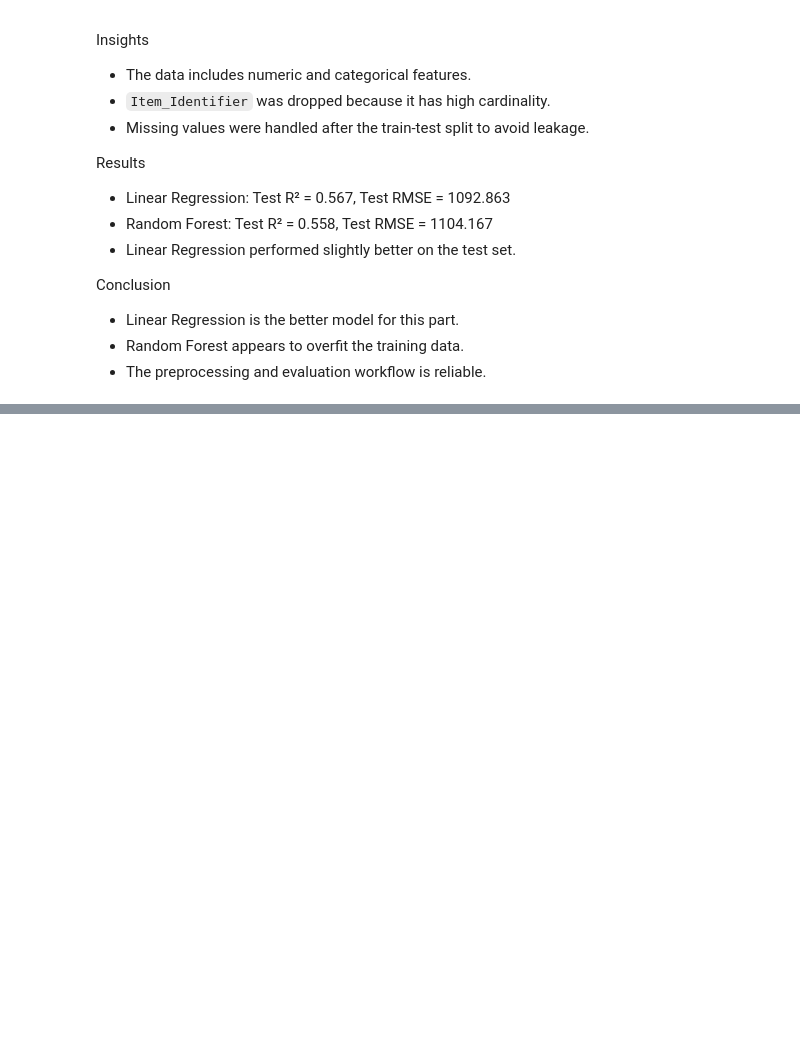
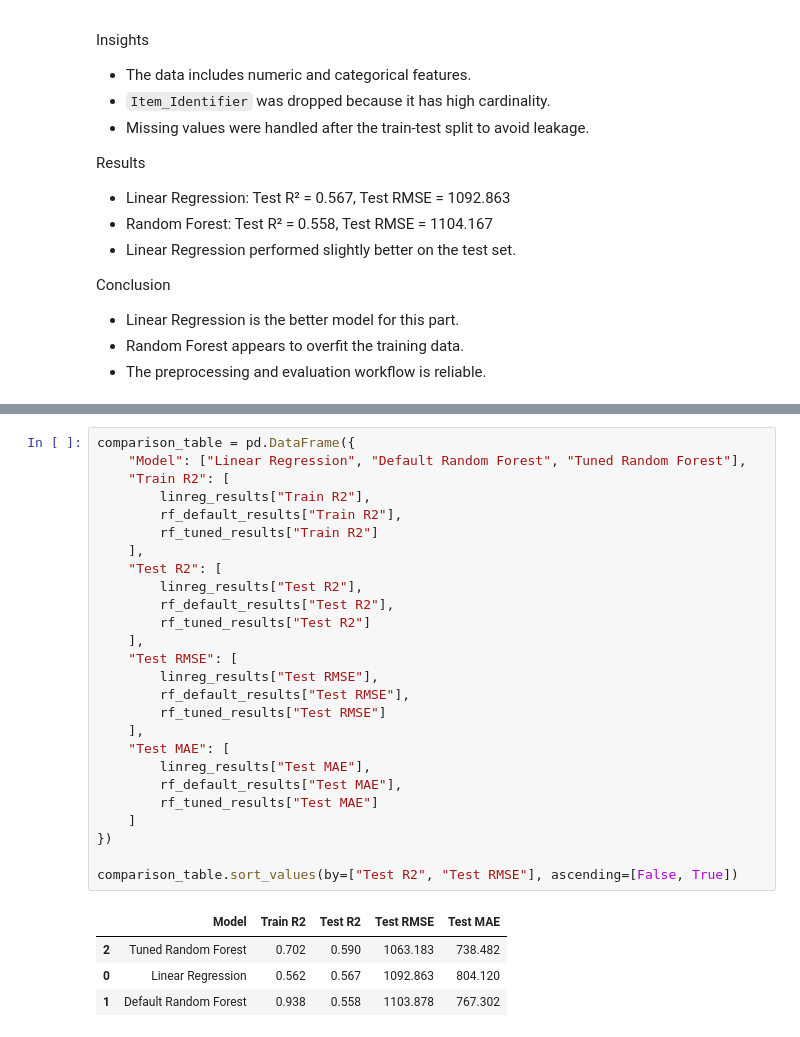
Before and after one commit to WalidAlsafadi/Prediction-of-Product-Sales, a Jupyter notebook: notebook.ipynb, the cells around one changed output, grey strips where cells are left out. Drawn from its saved outputs; the diff is of its cells as text; blank space fills up the shorter version.

```diff
--- a/notebook.ipynb
+++ b/notebook.ipynb
@@ -975,0 +1147,31 @@ Conclusion
+# %%
+comparison_table = pd.DataFrame({
+    "Model": ["Linear Regression", "Default Random Forest", "Tuned Random Forest"],
+    "Train R2": [
+        linreg_results["Train R2"],
+        rf_default_results["Train R2"],
+        rf_tuned_results["Train R2"]
+    ],
+    "Test R2": [
+        linreg_results["Test R2"],
+        rf_default_results["Test R2"],
+        rf_tuned_results["Test R2"]
+    ],
+    "Test RMSE": [
+        linreg_results["Test RMSE"],
+        rf_default_results["Test RMSE"],
+        rf_tuned_results["Test RMSE"]
+    ],
+    "Test MAE": [
+        linreg_results["Test MAE"],
+        rf_default_results["Test MAE"],
+        rf_tuned_results["Test MAE"]
+    ]
+})
+
+comparison_table.sort_values(by=["Test R2", "Test RMSE"], ascending=[False, True])
+# %% [output]
+|  | Model | Train R2 | Test R2 | Test RMSE | Test MAE |
+| 2 | Tuned Random Forest | 0.702 | 0.590 | 1063.183 | 738.482 |
+| 0 | Linear Regression | 0.562 | 0.567 | 1092.863 | 804.120 |
+| 1 | Default Random Forest | 0.938 | 0.558 | 1103.878 | 767.302 |
```
Also changed, not shown: parts of 16 cells of this notebook.
